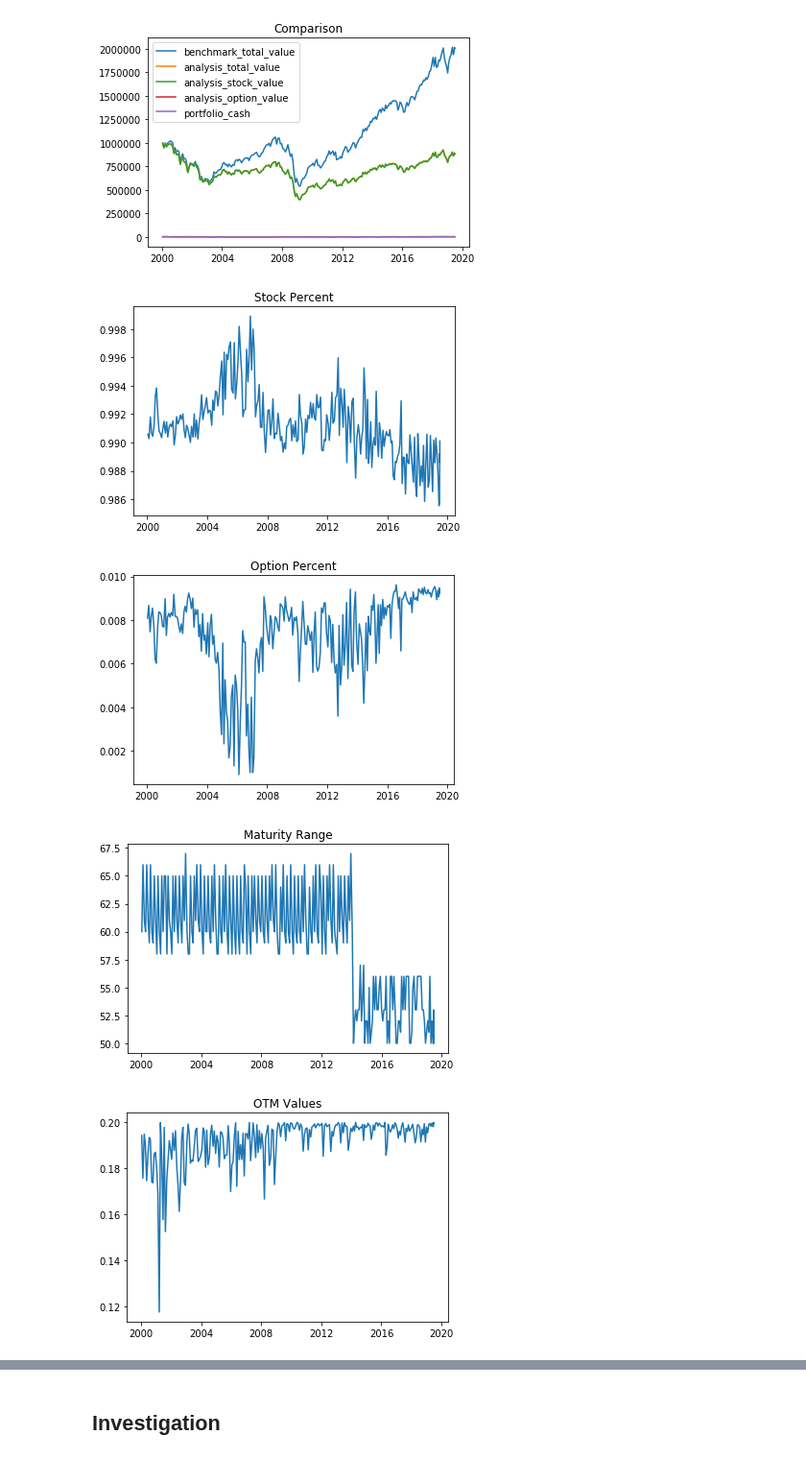
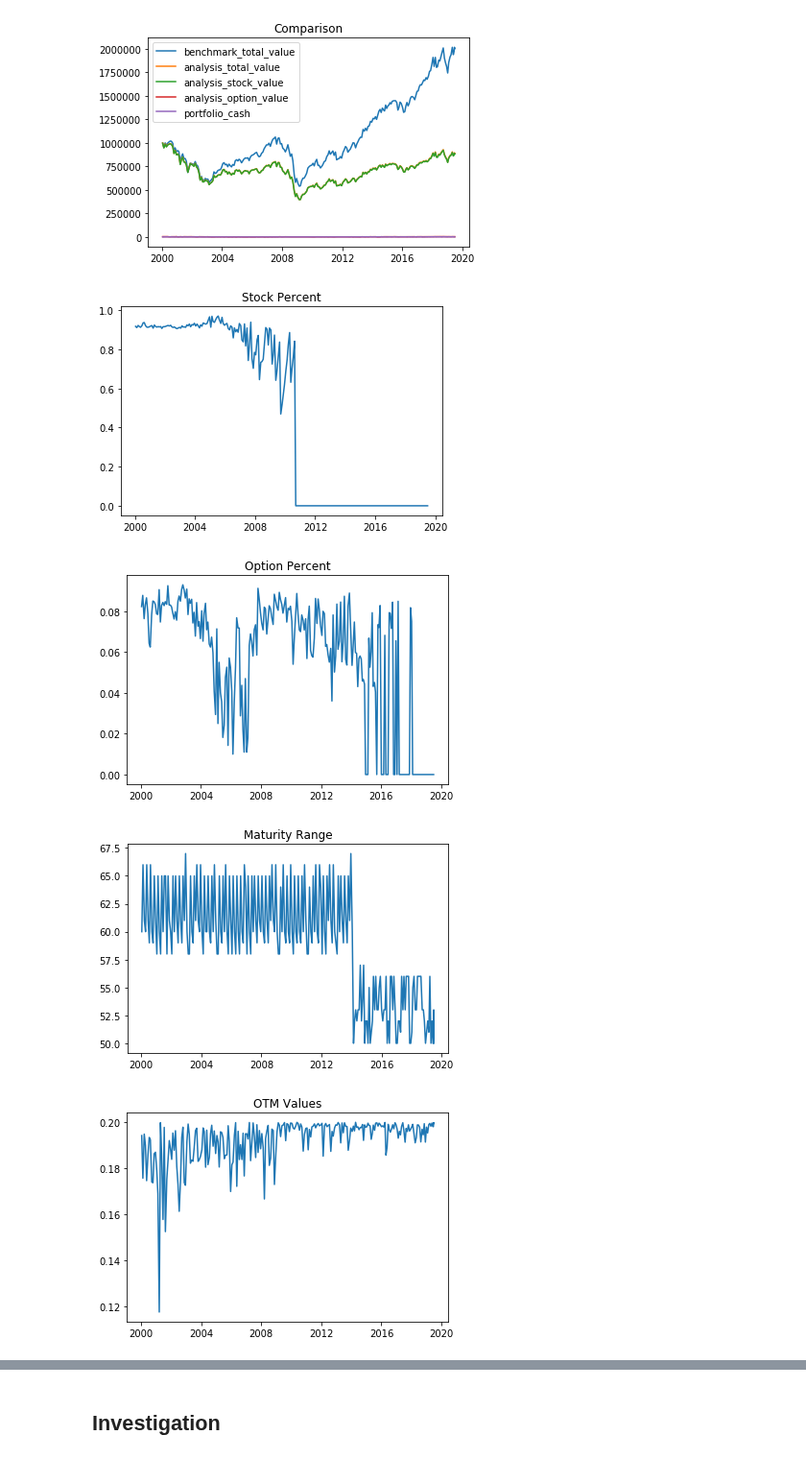
Before and after one commit to stopachka/gamma, a Jupyter notebook: 01_puts_strategy.ipynb, the cells around one changed output, grey strips where cells are left out. Shown at 96% size. Saved outputs shown, nothing was run; the diff lists cells and outputs as text; code cells hidden in the pictures.

```diff
--- a/01_puts_strategy.ipynb
+++ b/01_puts_strategy.ipynb
@@ -448,12 +448,12 @@ def trade_and_analyze(cash, goal, start_date):
 # %%
 (r2, p2) = trade_and_analyze(
     1000000,
-    build_goal(get_stock_alloc=lambda _x: 0.99, otm_range=(0.1, 0.2), maturity_range=(50, 70)),
+    build_goal(get_stock_alloc=lambda _x: 0.9, otm_range=(0.1, 0.2), maturity_range=(50, 70)),
     datetime(2000, 1, 18)
 )
 # %% [output]
-[figure, old version]
+[figure, new version]
-[figure, old version]
+[figure, new version]
 [figure]
 [figure]
 [figure]
```
Also changed, not shown: parts of 1 cell of this notebook, 1 other file.
